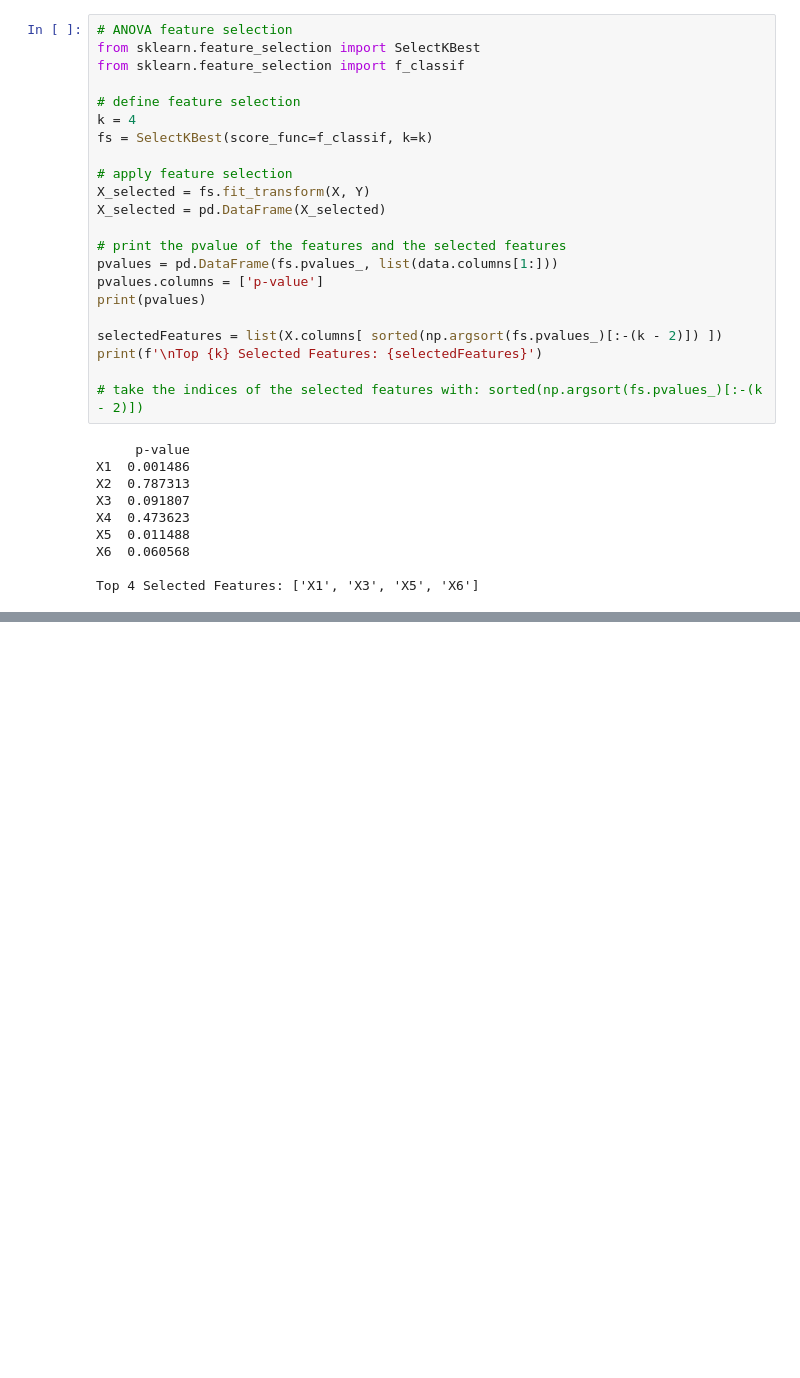
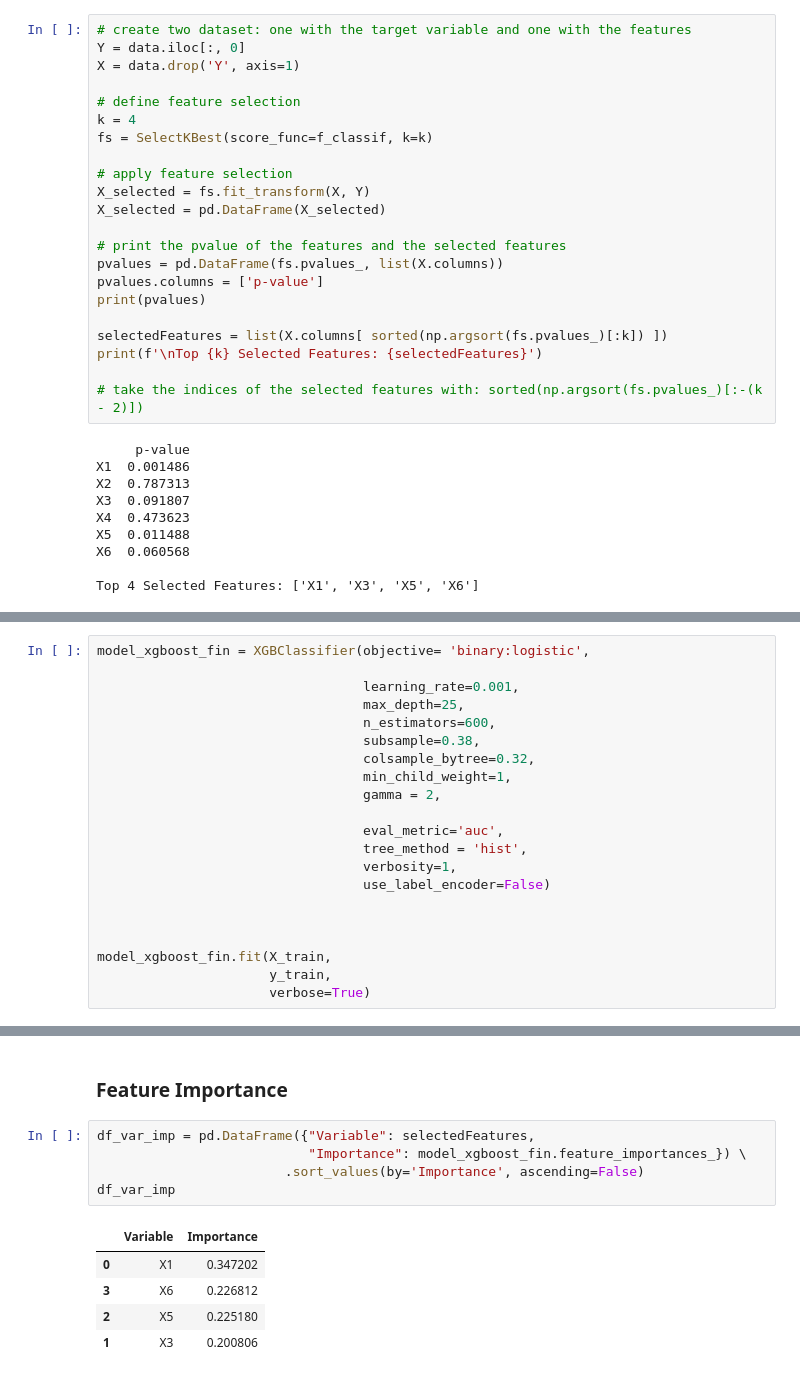
Before and after one commit to NNtorvas/CLCQdkqmbBYwSC7n, a Jupyter notebook: hc.ipynb, the cells around one changed output, grey strips where cells are left out. Saved outputs shown, nothing was run; the diff lists cells and outputs as text; blank space fills up the shorter version.

```diff
--- a/hc.ipynb
+++ b/hc.ipynb
@@ -32,7 +64,7 @@ X = data.drop('Y', axis=1)
 # %%
-# ANOVA feature selection
-from sklearn.feature_selection import SelectKBest
-from sklearn.feature_selection import f_classif
+# create two dataset: one with the target variable and one with the features
+Y = data.iloc[:, 0]
+X = data.drop('Y', axis=1)
 
 # define feature selection
 k = 4
@@ -43,11 +75,11 @@ X_selected = fs.fit_transform(X, Y)
 X_selected = pd.DataFrame(X_selected)
 
 # print the pvalue of the features and the selected features
-pvalues = pd.DataFrame(fs.pvalues_, list(data.columns[1:]))
+pvalues = pd.DataFrame(fs.pvalues_, list(X.columns))
 pvalues.columns = ['p-value']
 print(pvalues)
 
-selectedFeatures = list(X.columns[ sorted(np.argsort(fs.pvalues_)[:-(k - 2)]) ])
+selectedFeatures = list(X.columns[ sorted(np.argsort(fs.pvalues_)[:k]) ])
 print(f'\nTop {k} Selected Features: {selectedFeatures}')
 
 # take the indices of the selected features with: sorted(np.argsort(fs.pvalues_)[:-(k - 2)])
@@ -67,0 +177,21 @@ X_train, X_test, y_train, y_test = train_test_split(X[selectedFeatures], Y, test
+# %%
+model_xgboost_fin = XGBClassifier(objective= 'binary:logistic',
+
+                                  learning_rate=0.001,
+                                  max_depth=25,
+                                  n_estimators=600,
+                                  subsample=0.38,
+                                  colsample_bytree=0.32,
+                                  min_child_weight=1,
+                                  gamma = 2,
+
+                                  eval_metric='auc',
+                                  tree_method = 'hist',
+                                  verbosity=1,
+                                  use_label_encoder=False)
+
+
+
+model_xgboost_fin.fit(X_train,
+                      y_train,
+                      verbose=True)
@@ -67,0 +220,13 @@ X_train, X_test, y_train, y_test = train_test_split(X[selectedFeatures], Y, test
+# %% [markdown]
+### Feature Importance
+# %%
+df_var_imp = pd.DataFrame({"Variable": selectedFeatures,
+                           "Importance": model_xgboost_fin.feature_importances_}) \
+                        .sort_values(by='Importance', ascending=False)
+df_var_imp
+# %% [output]
+|  | Variable | Importance |
+| 0 | X1 | 0.347202 |
+| 3 | X6 | 0.226812 |
+| 2 | X5 | 0.225180 |
+| 1 | X3 | 0.200806 |
```
Also changed, not shown: parts of 16 cells of this notebook.
